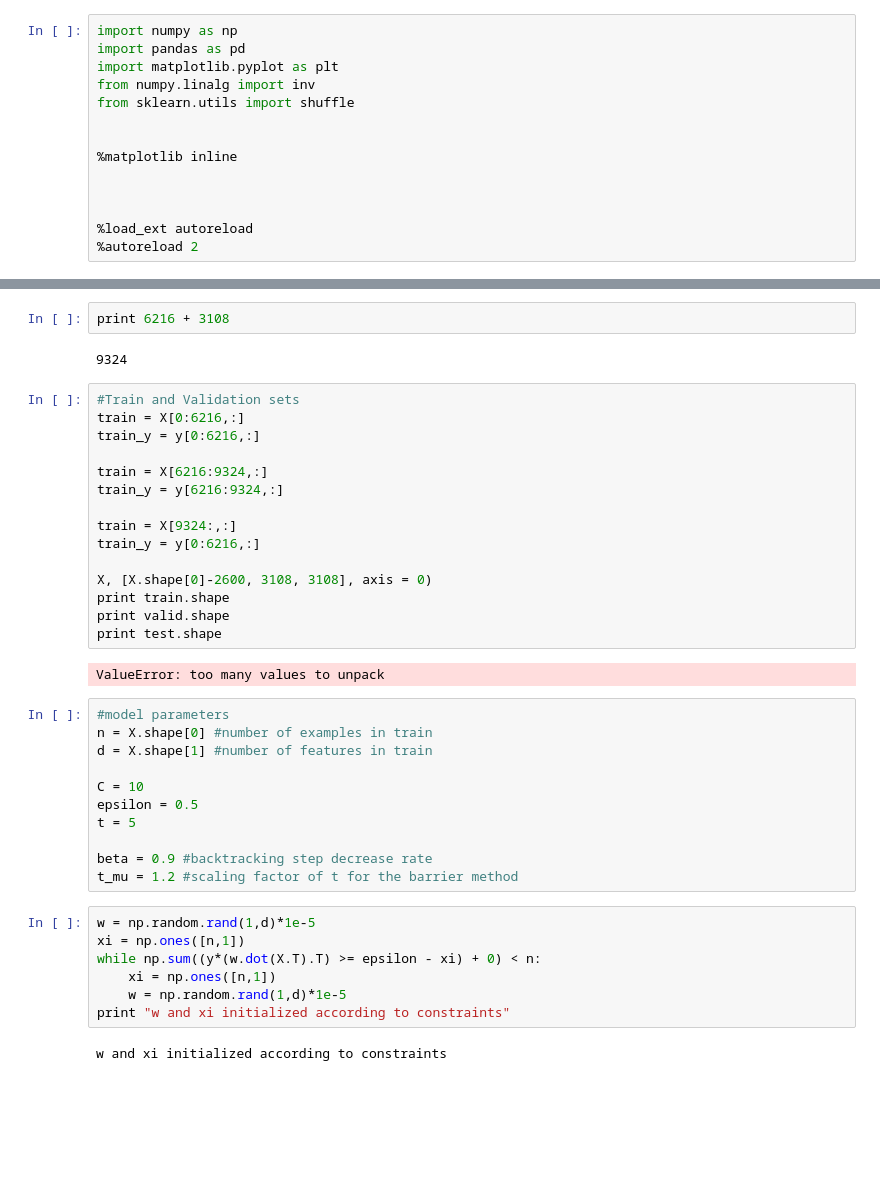
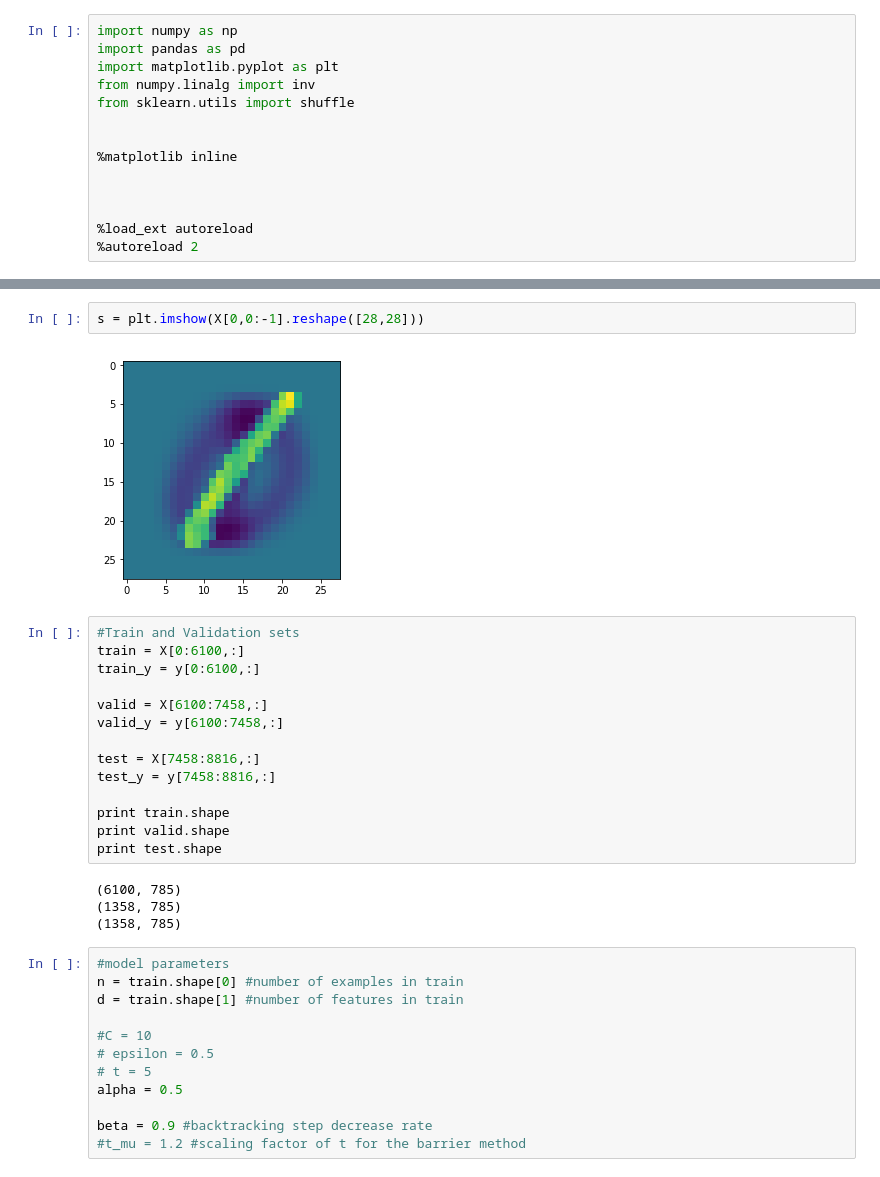
Before and after one commit to Abasyoni/Convex-Optimization---multi-armed-bandit, a Jupyter notebook: gradientDescent-Copy.ipynb, the cells around one changed output, grey strips where cells are left out. Drawn from its saved outputs; the diff is of its cells as text; blank space fills up the shorter version.

```diff
--- a/gradientDescent-Copy.ipynb
+++ b/gradientDescent-Copy.ipynb
@@ -56,41 +63,34 @@ print X.shape
-# %%
-print 6216 + 3108
-# %% [output]
-9324
+# %%
+s = plt.imshow(X[0,0:-1].reshape([28,28]))
+# %% [output]
+[figure, added]
 # %%
 #Train and Validation sets
-train = X[0:6216,:]
-train_y = y[0:6216,:]
+train = X[0:6100,:]
+train_y = y[0:6100,:]
 
-train = X[6216:9324,:]
-train_y = y[6216:9324,:]
+valid = X[6100:7458,:]
+valid_y = y[6100:7458,:]
 
-train = X[9324:,:]
-train_y = y[0:6216,:]
+test = X[7458:8816,:]
+test_y = y[7458:8816,:]
 
-X, [X.shape[0]-2600, 3108, 3108], axis = 0)
 print train.shape
 print valid.shape
 print test.shape
 # %% [output]
-ValueError: too many values to unpack
+(6100, 785)
+(1358, 785)
+(1358, 785)
 # %%
 #model parameters
-n = X.shape[0] #number of examples in train
-d = X.shape[1] #number of features in train
+n = train.shape[0] #number of examples in train
+d = train.shape[1] #number of features in train
 
-C = 10
-epsilon = 0.5
-t = 5
+#C = 10
+# epsilon = 0.5
+# t = 5
+alpha = 0.5
 
 beta = 0.9 #backtracking step decrease rate
-t_mu = 1.2 #scaling factor of t for the barrier method
+#t_mu = 1.2 #scaling factor of t for the barrier method
-# %%
-w = np.random.rand(1,d)*1e-5
-xi = np.ones([n,1])
-while np.sum((y*(w.dot(X.T).T) >= epsilon - xi) + 0) < n:
-    xi = np.ones([n,1])
-    w = np.random.rand(1,d)*1e-5
-print "w and xi initialized according to constraints"
-# %% [output]
-w and xi initialized according to constraints
```
Also changed, not shown: parts of 18 cells of this notebook.
